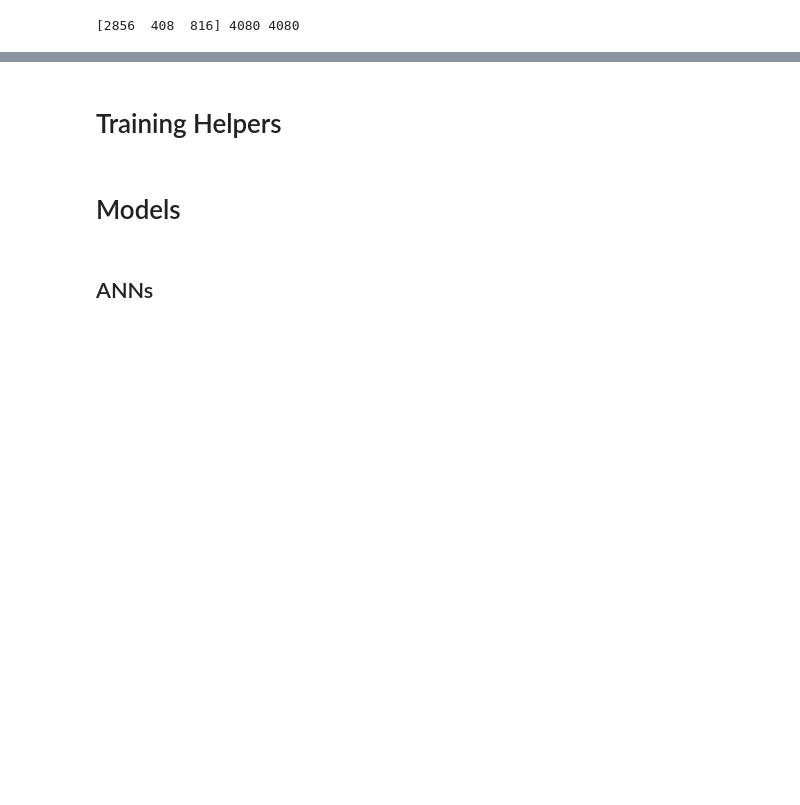
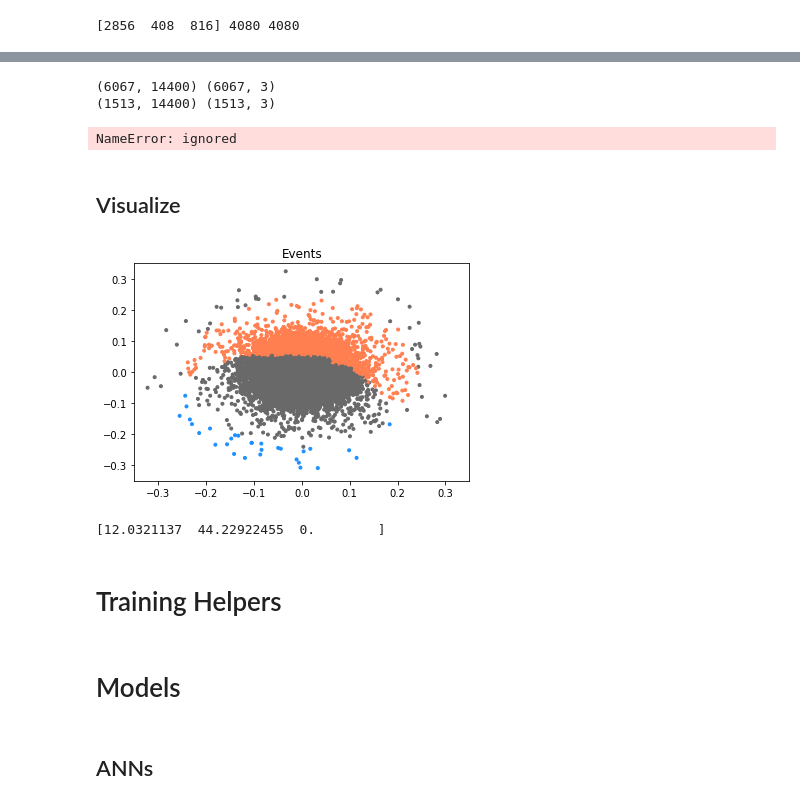
Before and after one commit to taasinsaquib/retina, a Jupyter notebook: onv.ipynb, the cells around one changed output, grey strips where cells are left out. Cells and saved outputs as stored; diff of their text form; code cells hidden in the pictures; blank space fills up the shorter version.

```diff
--- a/onv.ipynb
+++ b/onv.ipynb
@@ -151,0 +269,9 @@ dataloaders = {
+# %%
+data_train, labels_train, data_test, labels_test = loadData('sphere_away')
+
+# X, Y experiment
+# labels_train = labels_train[:, :2]
+# labels_test = labels_test[:, :2]
+# %% [output]
+(6067, 14400) (6067, 3)
+(1513, 14400) (1513, 3)
@@ -151,0 +292,10 @@ dataloaders = {
+# %%
+subset_train, subset_val, _ = random_split(train_dataset, lengths, generator=torch.Generator().manual_seed(seed))
+
+train_data = ONVData(
+    subset_train, transform=None)
+
+val_data = ONVData(
+    subset_val, transform=None)
+# %% [output]
+NameError: ignored
@@ -152,3 +313,38 @@ dataloaders = {
+# %% [markdown]
+## Visualize
+# %%
+# plot ray hits and misses, or hit distances
+def visualizeHits(rays, binaryHits):
+
+    title = ''
+
+    # set default background color for rays that didn't intersect w/ geometry
+    color = ['dimgrey'] * len(binaryHits)
+
+    title = 'Events'
+
+    for i, s in enumerate(binaryHits):
+        if s == -1:
+            # color[i] = 0.5
+            color[i] = 'dodgerblue'
+        elif s == 1:
+            # color[i] = 1
+            color[i] = 'coral'
+
+    plt.title(title)
+    plt.scatter(rays[:, 0:1], rays[:, 1:2], marker='.', c=color)
+    plt.xlim([-0.35, 0.35])
+    plt.ylim([-0.35, 0.35])
+    plt.show()
+# %%
+retina = np.load('./retina_dist.npy')
+# %%
+i =
+visualizeHits(retina[:14400], data_train[i])
+print(labels_train[i])
+# %% [output]
+[figure, added]
+[12.0321137  44.22922455  0.        ]
 # %% [markdown]
 # Training Helpers
 # %%
```
Also changed, not shown: parts of 116 cells of this notebook.
